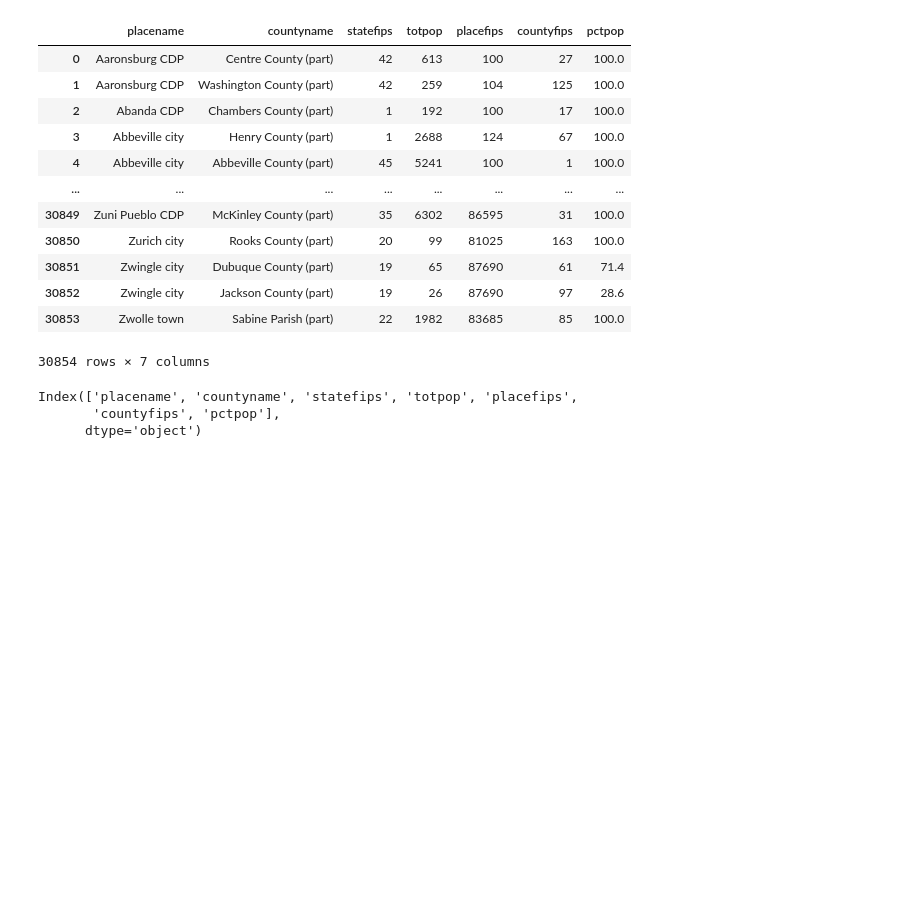
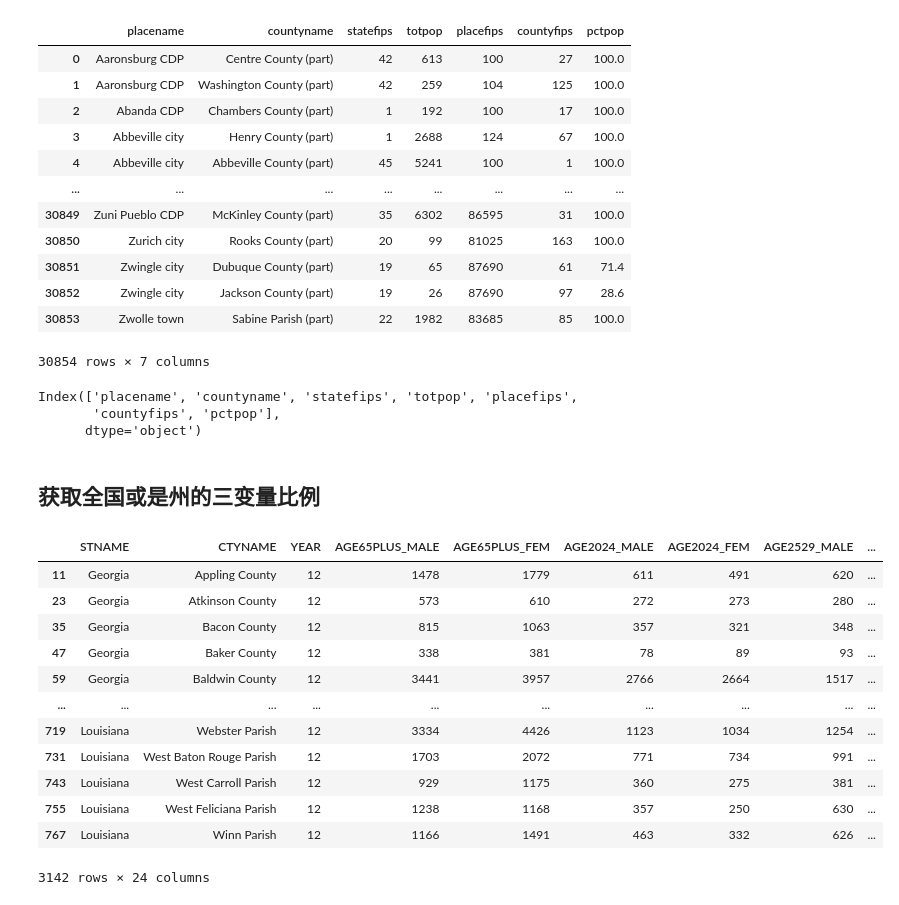
Before and after one commit to kayzhou/US_election, a Jupyter notebook: user_reweight_US.ipynb, the cells around one changed output. Saved outputs shown, nothing was run; the diff lists cells and outputs as text; code cells hidden in the pictures; blank space fills up the shorter version.

```diff
--- a/user_reweight_US.ipynb
+++ b/user_reweight_US.ipynb
@@ -301,3 +299,35 @@ CityCounty.columns
 Index(['placename', 'countyname', 'statefips', 'totpop', 'placefips',
        'countyfips', 'pctpop'],
       dtype='object')
+# %% [markdown]
+## 获取全国或是州的三变量比例
+# %%
+from pathlib import Path
+
+path = Path("data/est2019-age-sex-county")
+
+data = pd.DataFrame()
+
+for in_name in path.rglob("*.csv"):
+    # print(in_name)
+    d = pd.read_csv(in_name, usecols=["STNAME", "CTYNAME", "YEAR", "AGE65PLUS_FEM", "AGE65PLUS_MALE", "AGE2024_MALE", "AGE2024_FEM", "AGE2529_MALE", "AGE2529_FEM", "AGE3034_MALE", "AGE3034_FEM", "AGE3539_MALE", "AGE3539_FEM", "AGE4044_MALE", "AGE4044_FEM", "AGE4549_MALE", "AGE4549_FEM", "AGE5054_MALE", "AGE5054_FEM", "AGE5559_MALE", "AGE5559_FEM", "AGE6064_MALE", "AGE6064_FEM"])
+    # print(d)
+    data = data.append(d)
+
+data["County_Name"] = data["CTYNAME"]
+data = data[data.YEAR == 12]
+data
+# %% [output]
+|  | STNAME | CTYNAME | YEAR | AGE65PLUS_MALE | AGE65PLUS_FEM | AGE2024_MALE | AGE2024_FEM | AGE2529_MALE | ... |
+| 11 | Georgia | Appling County | 12 | 1478 | 1779 | 611 | 491 | 620 | ... |
+| 23 | Georgia | Atkinson County | 12 | 573 | 610 | 272 | 273 | 280 | ... |
+| 35 | Georgia | Bacon County | 12 | 815 | 1063 | 357 | 321 | 348 | ... |
+| 47 | Georgia | Baker County | 12 | 338 | 381 | 78 | 89 | 93 | ... |
+| 59 | Georgia | Baldwin County | 12 | 3441 | 3957 | 2766 | 2664 | 1517 | ... |
+| ... | ... | ... | ... | ... | ... | ... | ... | ... | ... |
+| 719 | Louisiana | Webster Parish | 12 | 3334 | 4426 | 1123 | 1034 | 1254 | ... |
+| 731 | Louisiana | West Baton Rouge Parish | 12 | 1703 | 2072 | 771 | 734 | 991 | ... |
+| 743 | Louisiana | West Carroll Parish | 12 | 929 | 1175 | 360 | 275 | 381 | ... |
+| 755 | Louisiana | West Feliciana Parish | 12 | 1238 | 1168 | 357 | 250 | 630 | ... |
+| 767 | Louisiana | Winn Parish | 12 | 1166 | 1491 | 463 | 332 | 626 | ... |
+3142 rows × 24 columns
```
Also changed, not shown: parts of 8 cells of this notebook.
